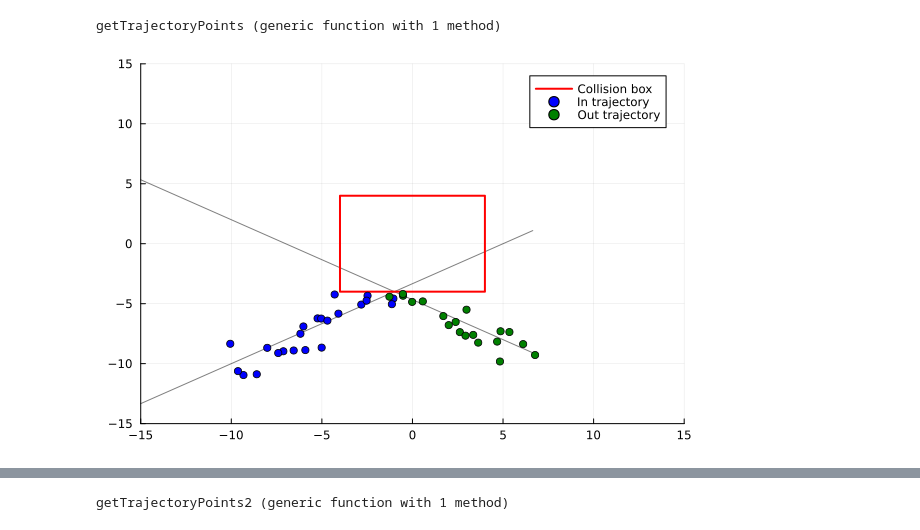
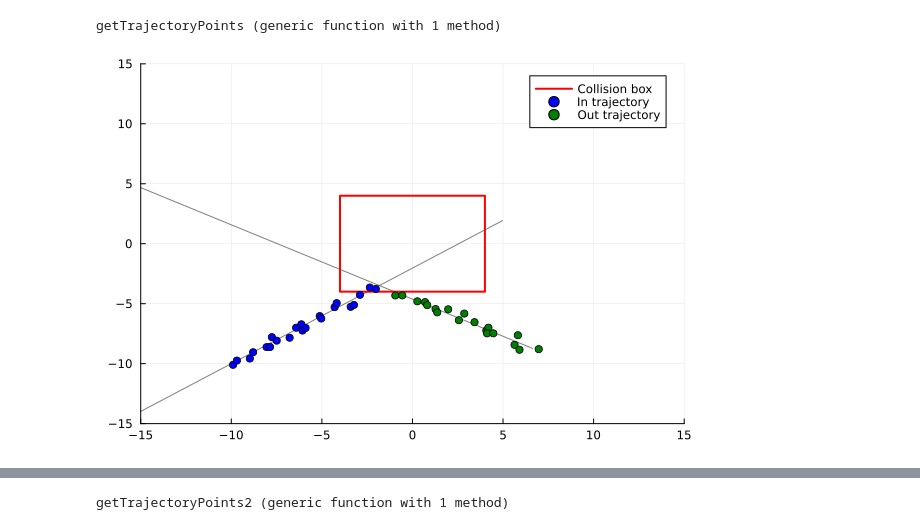
Before and after one commit to lianexu/9.66-Final-Project, a Jupyter notebook: MyProject/src/PhysicsSim2.ipynb, the cells around one changed output, grey strips where cells are left out. Drawn from its saved outputs; the diff is of its cells as text; code cells hidden in the pictures.

```diff
--- a/MyProject/src/PhysicsSim2.ipynb
+++ b/MyProject/src/PhysicsSim2.ipynb
@@ -305,10 +317,10 @@ function render_trace2(trace, box; show_data=true)
 end;
 # %%
 function getTrajectoryPoints(trace, i_in_count, i_out_count)
-    in_traj = [(trace[(:y_in, i)],trace[(:x_in, i)])  for i=1:i_in_count] # in-trajectory
+    in_traj = [(trace[(:x_in, i)],trace[(:y_in, i)])  for i=1:i_in_count] # in-trajectory
     out_traj = []
     if i_out_count >= 0
-        out_traj = [(trace[(:y_out, i)],trace[(:x_out, i)])  for i=1:i_out_count] #out-trajectory
+        out_traj = [(trace[(:x_out, i)],trace[(:y_out, i)])  for i=1:i_out_count] #out-trajectory
     end
     all_traj = vcat(in_traj, out_traj) # all trajectory
 
@@ -319,19 +331,19 @@ getTrajectoryPoints (generic function with 1 method)
 # %%
 scale = 4
 theta =  0 * 0.0174533 # degrees to radians
 box = makeBox(theta,scale)
 O_in = [-10.0;-10.0]
 V_in = normalize([3.0,2.0])
 O_out, V_out, t_out = getOutTrajectory(box, scale, O_in, V_in)
 
 ts = [0:0.5:20;]
-jitter_x = 0.75
-jitter_y = 0.75
+jitter_x = 0.25
+jitter_y = 0.25
 y_in, y_out, i_in_count, i_out_count = line_model(O_in, V_in, t_out, O_out, V_out, ts, jitter_x, jitter_y)
 trace = Gen.simulate(line_model, (O_in, V_in, t_out, O_out, V_out, ts, jitter_x, jitter_y));
 choices = Gen.get_choices(trace);
 in_traj, out_traj, all_traj = getTrajectoryPoints(trace, i_in_count, i_out_count) # get can just the in-points, the out-points, or all points in trajectory
 render_trace(trace, box)
 # %% [output]
-[figure, old version]
+[figure, new version]
 # %%
```
Also changed, not shown: parts of 7 cells of this notebook, 1 other file.
